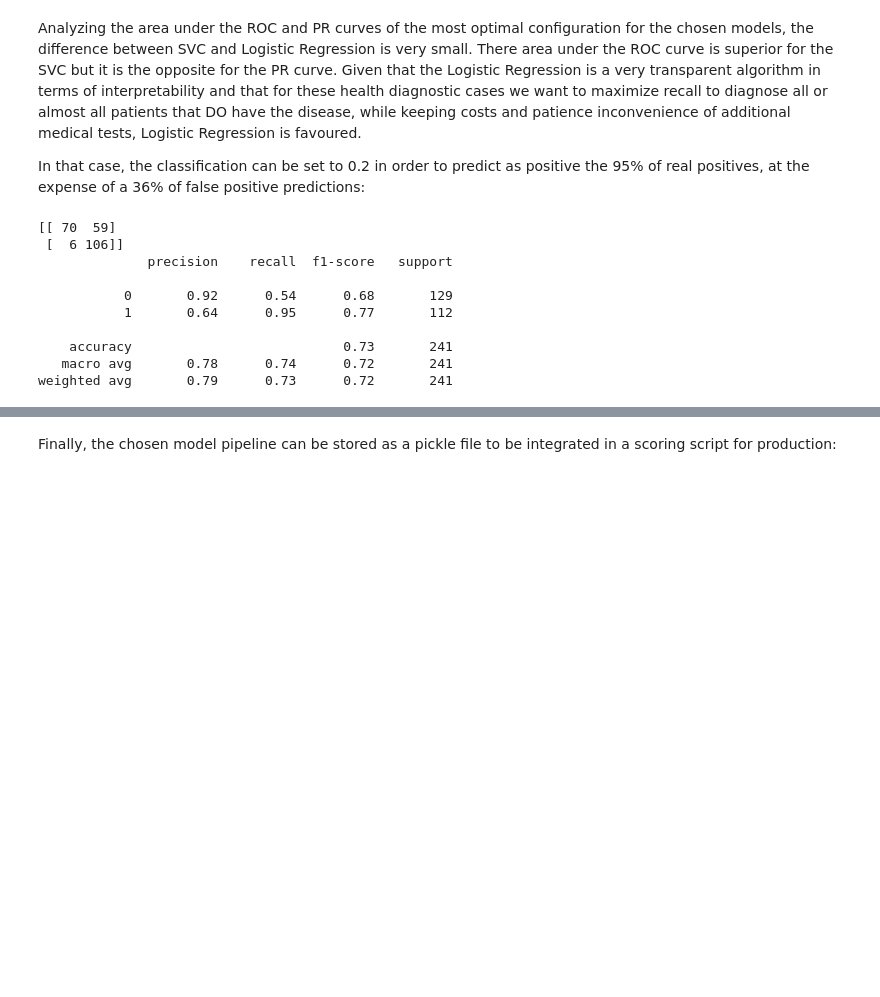
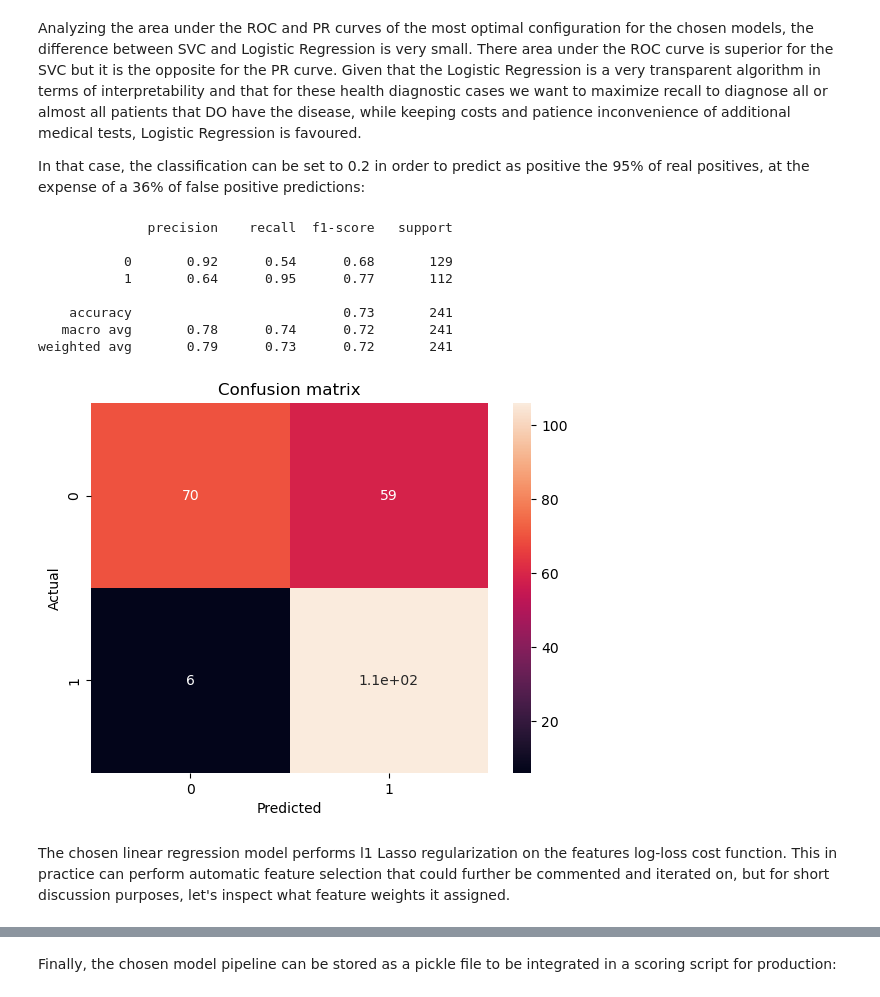
Before and after one commit to MiguelLopezVirues/capgemini_classification, a Jupyter notebook: mammographic_masses_classification.ipynb, the cells around one changed output, grey strips where cells are left out. Drawn from its saved outputs; the diff is of its cells as text; code cells hidden in the pictures; blank space fills up the shorter version.

Commit message:
Minor change to the confusion matrix visual.

```diff
--- a/mammographic_masses_classification.ipynb
+++ b/mammographic_masses_classification.ipynb
@@ -805,16 +805,21 @@ Analyzing the area under the ROC and PR curves of the most optimal configuration
 In that case, the classification can be set to 0.2 in order to predict as positive the 95% of real positives, at the expense of a 36% of false positive predictions:
 # %%
 y_pred_lr = (y_proba_lr > 0.2).astype(int)
-print(confusion_matrix(y_test_2,y_pred_lr))
+fig, ax = plt.subplots()
+sns.heatmap(confusion_matrix(y_test_2,y_pred_lr),annot=True)
+ax.set_title("Confusion matrix")
+ax.set_xlabel("Predicted")
+ax.set_ylabel("Actual")
 print(classification_report(y_test_2,y_pred_lr))
 # %% [output]
-[[ 70  59]
- [  6 106]]
               precision    recall  f1-score   support
 
            0       0.92      0.54      0.68       129
            1       0.64      0.95      0.77       112
 
     accuracy                           0.73       241
    macro avg       0.78      0.74      0.72       241
 weighted avg       0.79      0.73      0.72       241
+[figure, added]
+# %% [markdown]
+The chosen linear regression model performs l1 Lasso regularization on the features log-loss cost function. This in practice can perform automatic feature selection that could further be commented and iterated on, but for short discussion purposes, let's inspect what feature weights it assigned.
```
Also changed, not shown: parts of 5 cells of this notebook.
